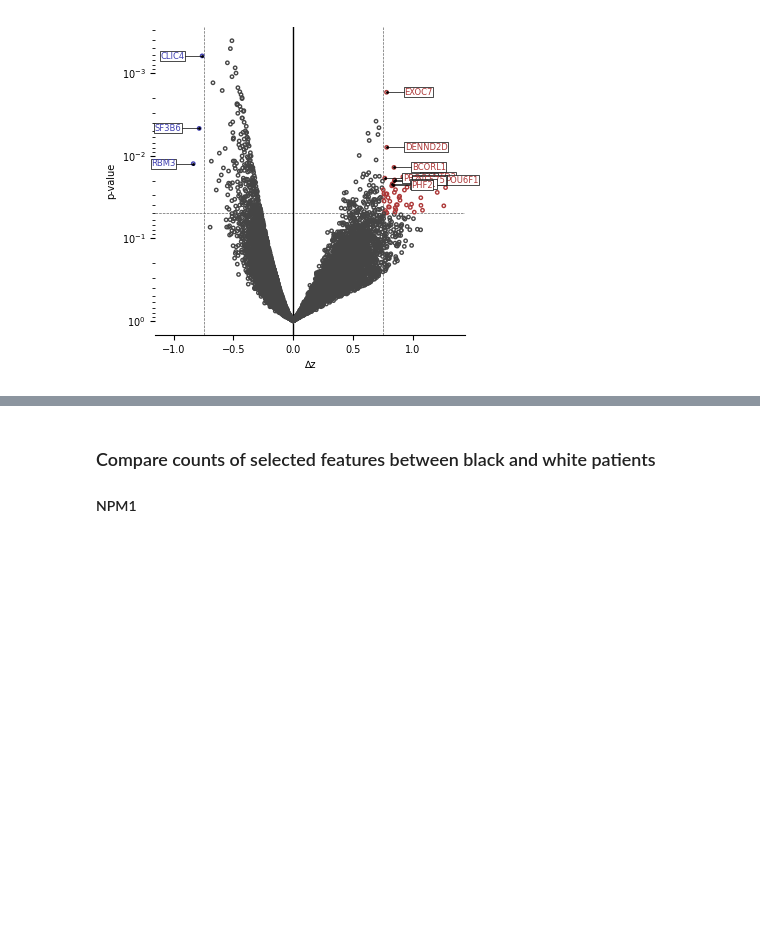
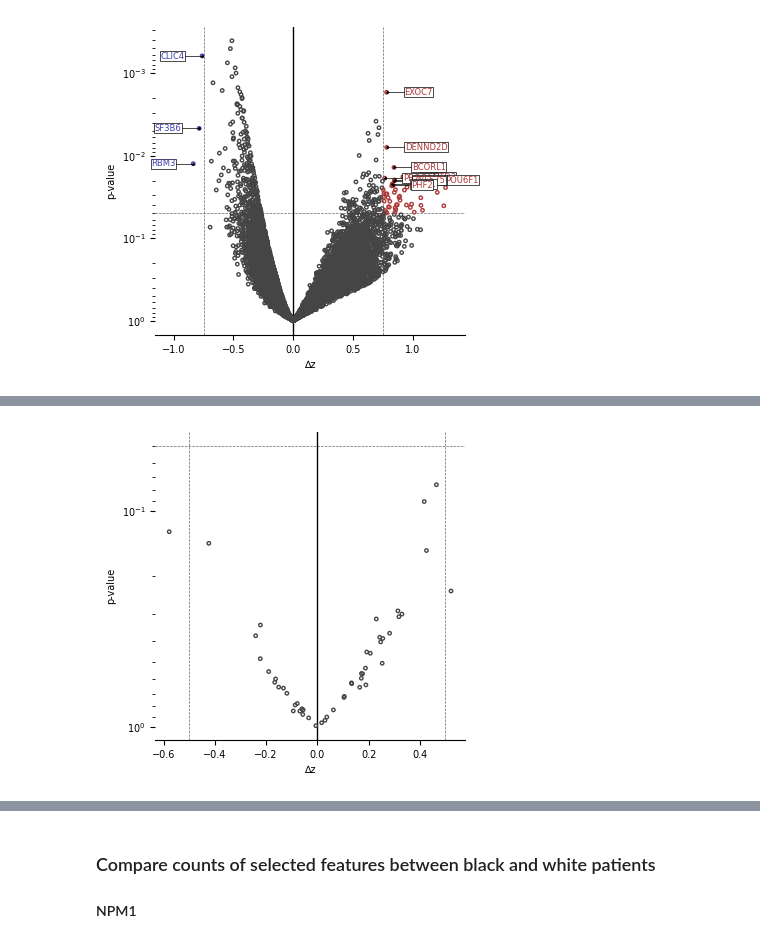
Before and after one commit to PNNL-CompBio/amlMultidrugResistance, a Jupyter notebook: aml_outcome_disparities/analysis/dylan/differential_expression.ipynb, the cells around one changed output, grey strips where cells are left out. Saved outputs shown, nothing was run; the diff lists cells and outputs as text; code cells hidden in the pictures; blank space fills up the shorter version.

```diff
--- a/aml_outcome_disparities/analysis/dylan/differential_expression.ipynb
+++ b/aml_outcome_disparities/analysis/dylan/differential_expression.ipynb
@@ -386,0 +429,4 @@ shape: (14_372, 85)
+# %%
+# metabolomics
+b_flt3itd_metab = load_data_add_delta_z_and_ttest_p("B_FLT3-ITD-WT", "Metabolomics")
+b_flt3itd_metab
@@ -701,0 +1013,10 @@ w_nras_rna_top_up, w_nras_rna_top_down = plot_volcano_and_select_top_features(
+# %%
+b_flt3itd_metab_top_up, b_flt3itd_metab_top_down = plot_volcano_and_select_top_features(
+    b_flt3itd_metab,
+    0.5,
+    0.05,
+    "B_FLT3-ITD-WT",
+    "Metabolomics"
+)
+# %% [output]
+[figure, added]
```
Also changed, not shown: parts of 41 cells of this notebook, 3 other files.
